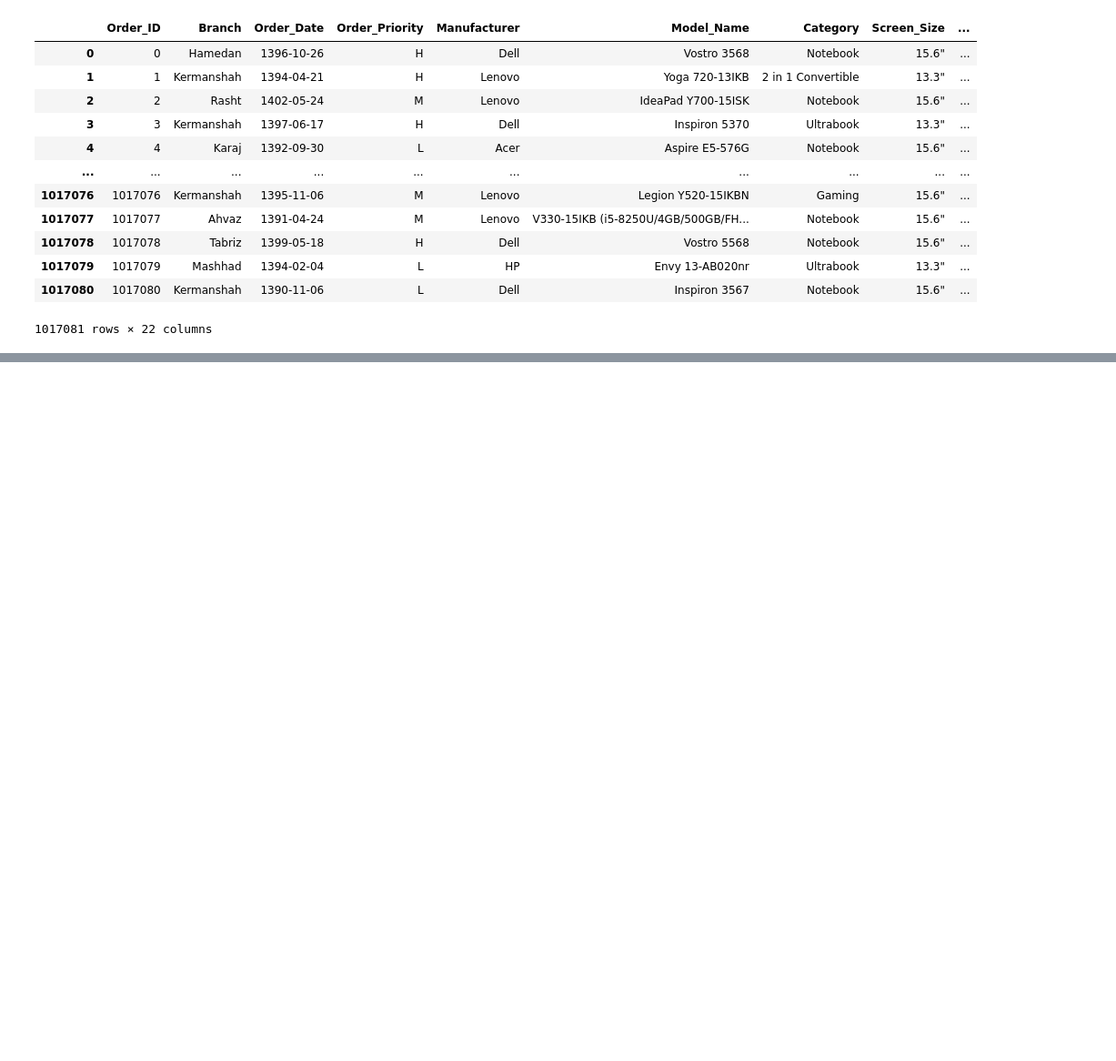
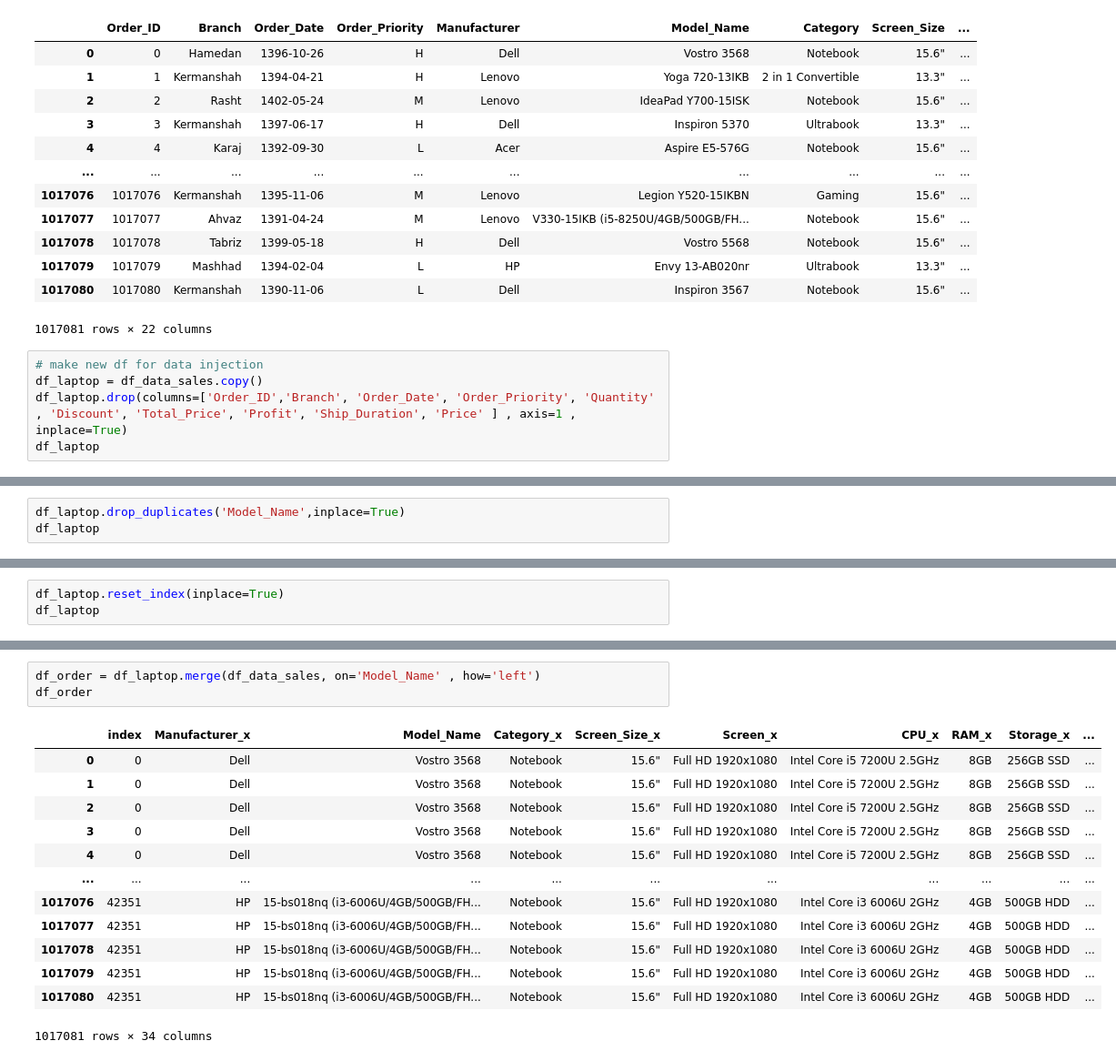
Before and after one commit to realBagher/Laptop_analysis_and_Warehousing_g3, a Jupyter notebook: DataBase/data cleaning.ipynb, the cells around one changed output, grey strips where cells are left out. Shown at 91% size. Cells and saved outputs as stored; diff of their text form; blank space fills up the shorter version.

Commit message:
Clean data for laptop table and order_table

```diff
--- a/DataBase/data cleaning.ipynb
+++ b/DataBase/data cleaning.ipynb
@@ -17,3 +17,8 @@ df_data_sales
 | 1017079 | 1017079 | Mashhad | 1394-02-04 | L | HP | Envy 13-AB020nr | Ultrabook | 13.3" | ... |
 | 1017080 | 1017080 | Kermanshah | 1390-11-06 | L | Dell | Inspiron 3567 | Notebook | 15.6" | ... |
 1017081 rows × 22 columns
+# %%
+# make new df for data injection
+df_laptop = df_data_sales.copy()
+df_laptop.drop(columns=['Order_ID','Branch', 'Order_Date', 'Order_Priority', 'Quantity' , 'Discount', 'Total_Price', 'Profit', 'Ship_Duration', 'Price' ] , axis=1 , inplace=True)
+df_laptop
@@ -19,0 +39,3 @@ df_data_sales
+# %%
+df_laptop.drop_duplicates('Model_Name',inplace=True)
+df_laptop
@@ -19,0 +56,3 @@ df_data_sales
+# %%
+df_laptop.reset_index(inplace=True)
+df_laptop
@@ -19,0 +73,17 @@ df_data_sales
+# %%
+df_order = df_laptop.merge(df_data_sales, on='Model_Name' , how='left')
+df_order
+# %% [output]
+|  | index | Manufacturer_x | Model_Name | Category_x | Screen_Size_x | Screen_x | CPU_x | RAM_x | Storage_x | ... |
+| 0 | 0 | Dell | Vostro 3568 | Notebook | 15.6" | Full HD 1920x1080 | Intel Core i5 7200U 2.5GHz | 8GB | 256GB SSD | ... |
+| 1 | 0 | Dell | Vostro 3568 | Notebook | 15.6" | Full HD 1920x1080 | Intel Core i5 7200U 2.5GHz | 8GB | 256GB SSD | ... |
+| 2 | 0 | Dell | Vostro 3568 | Notebook | 15.6" | Full HD 1920x1080 | Intel Core i5 7200U 2.5GHz | 8GB | 256GB SSD | ... |
+| 3 | 0 | Dell | Vostro 3568 | Notebook | 15.6" | Full HD 1920x1080 | Intel Core i5 7200U 2.5GHz | 8GB | 256GB SSD | ... |
+| 4 | 0 | Dell | Vostro 3568 | Notebook | 15.6" | Full HD 1920x1080 | Intel Core i5 7200U 2.5GHz | 8GB | 256GB SSD | ... |
+| ... | ... | ... | ... | ... | ... | ... | ... | ... | ... | ... |
+| 1017076 | 42351 | HP | 15-bs018nq (i3-6006U/4GB/500GB/FH... | Notebook | 15.6" | Full HD 1920x1080 | Intel Core i3 6006U 2GHz | 4GB | 500GB HDD | ... |
+| 1017077 | 42351 | HP | 15-bs018nq (i3-6006U/4GB/500GB/FH... | Notebook | 15.6" | Full HD 1920x1080 | Intel Core i3 6006U 2GHz | 4GB | 500GB HDD | ... |
+| 1017078 | 42351 | HP | 15-bs018nq (i3-6006U/4GB/500GB/FH... | Notebook | 15.6" | Full HD 1920x1080 | Intel Core i3 6006U 2GHz | 4GB | 500GB HDD | ... |
+| 1017079 | 42351 | HP | 15-bs018nq (i3-6006U/4GB/500GB/FH... | Notebook | 15.6" | Full HD 1920x1080 | Intel Core i3 6006U 2GHz | 4GB | 500GB HDD | ... |
+| 1017080 | 42351 | HP | 15-bs018nq (i3-6006U/4GB/500GB/FH... | Notebook | 15.6" | Full HD 1920x1080 | Intel Core i3 6006U 2GHz | 4GB | 500GB HDD | ... |
+1017081 rows × 34 columns
```
Also changed, not shown: parts of 4 cells of this notebook.
